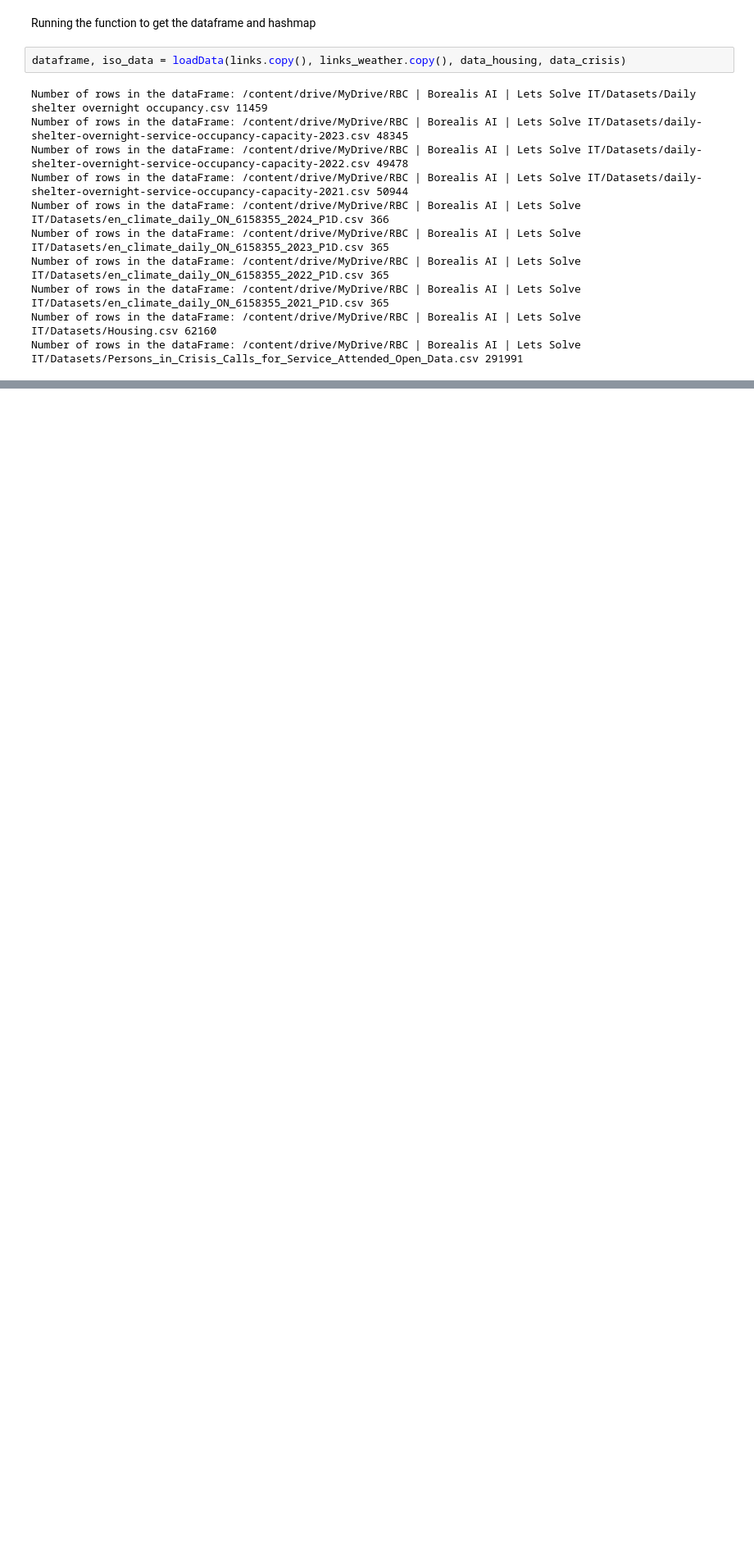
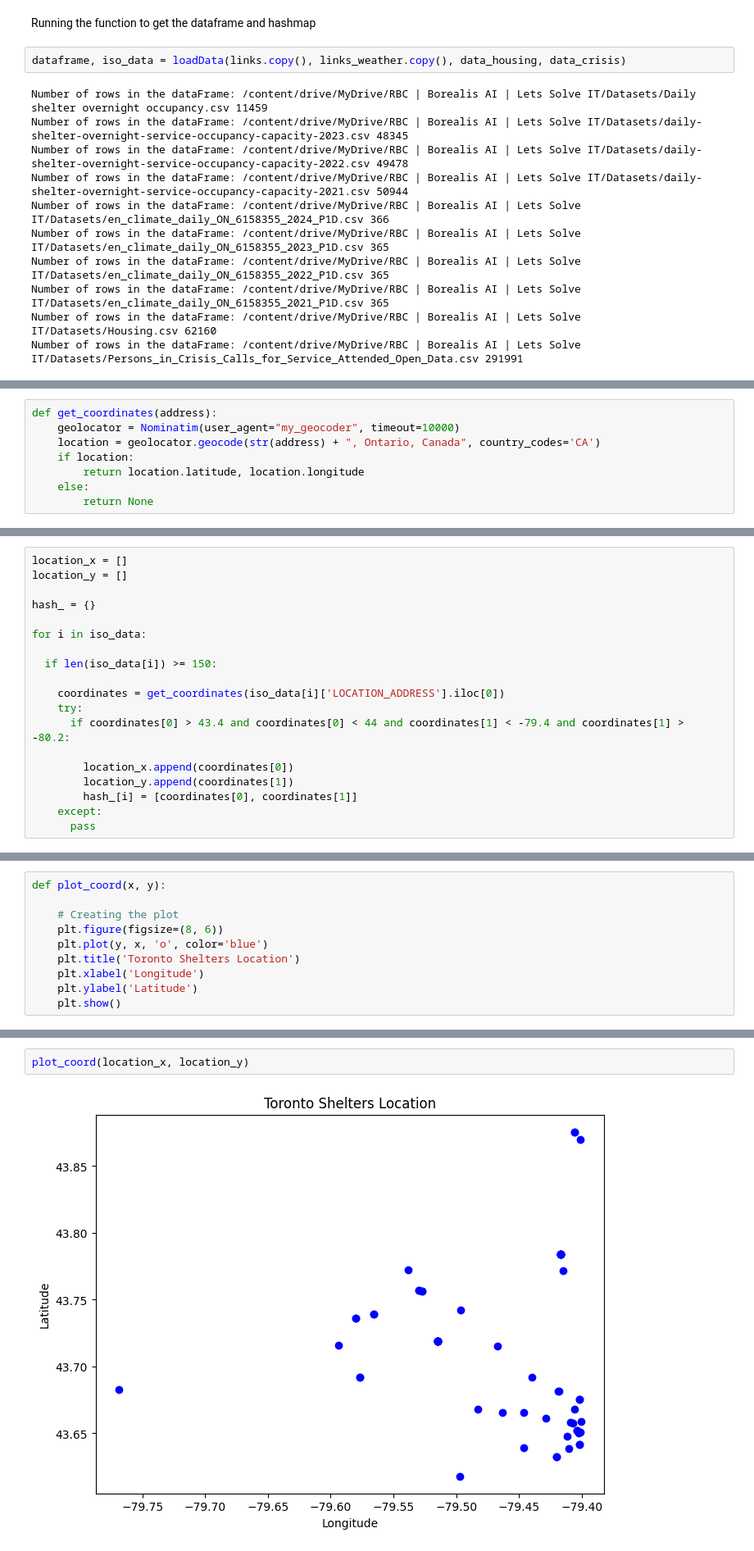
Before and after one commit to Tomasdfgh/RBCs_Borealis_AIs_Shelter_Occupancy_Forecast, a Jupyter notebook: LSTM/[3] Location_Grouping_Multivariate_LSTM.ipynb, the cells around one changed output, grey strips where cells are left out. Shown at 82% size. Saved outputs shown, nothing was run; the diff lists cells and outputs as text; blank space fills up the shorter version.

```diff
--- a/LSTM/[3] Location_Grouping_Multivariate_LSTM.ipynb
+++ b/LSTM/[3] Location_Grouping_Multivariate_LSTM.ipynb
@@ -192,0 +197,8 @@ Number of rows in the dataFrame: /content/drive/MyDrive/RBC | Borealis AI | Lets
+# %%
+def get_coordinates(address):
+    geolocator = Nominatim(user_agent="my_geocoder", timeout=10000)
+    location = geolocator.geocode(str(address) + ", Ontario, Canada", country_codes='CA')
+    if location:
+        return location.latitude, location.longitude
+    else:
+        return None
@@ -192,0 +207,19 @@ Number of rows in the dataFrame: /content/drive/MyDrive/RBC | Borealis AI | Lets
+# %%
+location_x = []
+location_y = []
+
+hash_ = {}
+
+for i in iso_data:
+
+  if len(iso_data[i]) >= 150:
+
+    coordinates = get_coordinates(iso_data[i]['LOCATION_ADDRESS'].iloc[0])
+    try:
+      if coordinates[0] > 43.4 and coordinates[0] < 44 and coordinates[1] < -79.4 and coordinates[1] > -80.2:
+
+        location_x.append(coordinates[0])
+        location_y.append(coordinates[1])
+        hash_[i] = [coordinates[0], coordinates[1]]
+    except:
+      pass
@@ -192,0 +228,10 @@ Number of rows in the dataFrame: /content/drive/MyDrive/RBC | Borealis AI | Lets
+# %%
+def plot_coord(x, y):
+
+	# Creating the plot
+	plt.figure(figsize=(8, 6))
+	plt.plot(y, x, 'o', color='blue')
+	plt.title('Toronto Shelters Location')
+	plt.xlabel('Longitude')
+	plt.ylabel('Latitude')
+	plt.show()
@@ -192,0 +240,4 @@ Number of rows in the dataFrame: /content/drive/MyDrive/RBC | Borealis AI | Lets
+# %%
+plot_coord(location_x, location_y)
+# %% [output]
+[figure, added]
```
Also changed, not shown: parts of 6 cells of this notebook, 1 other file.
